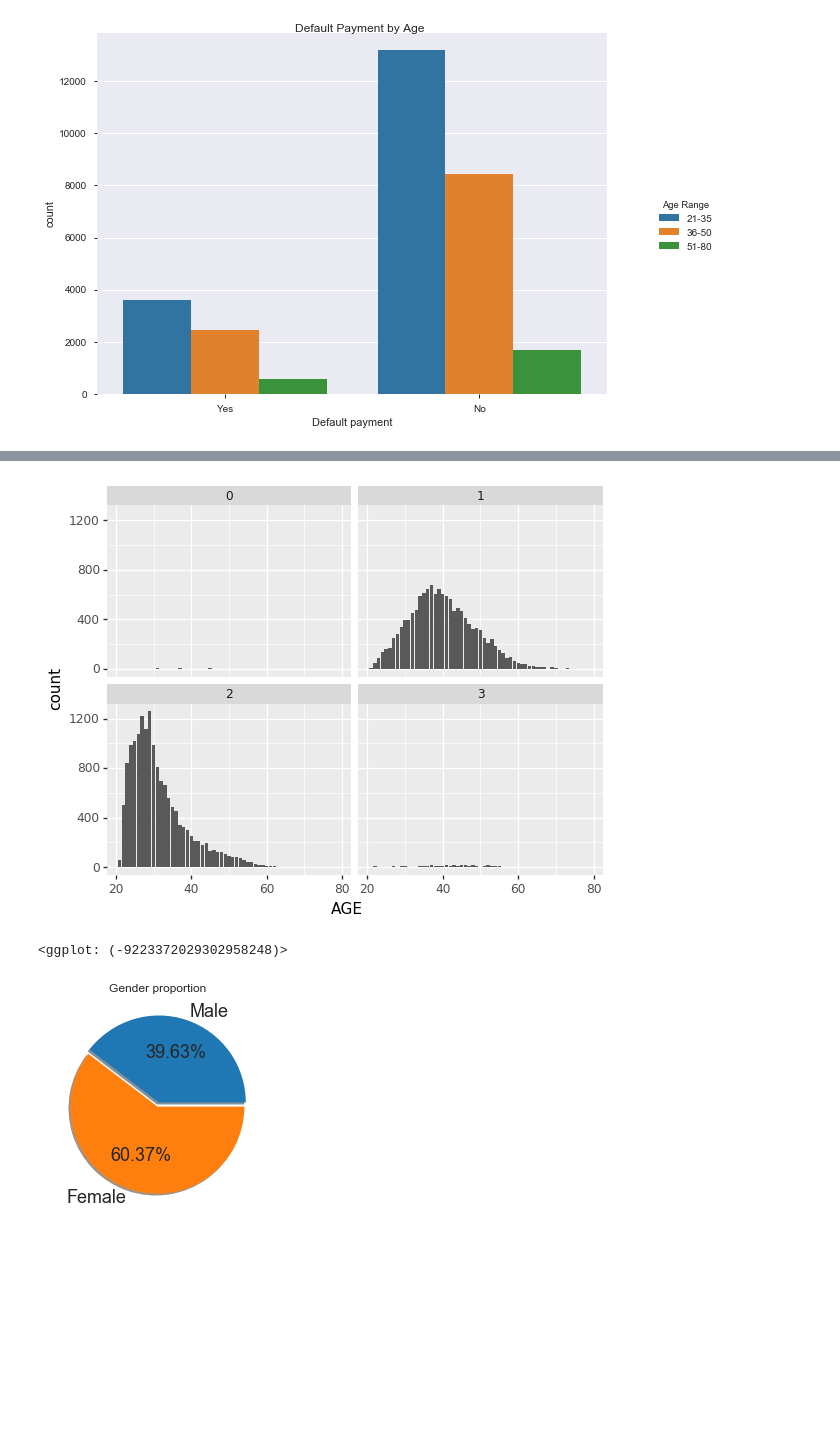
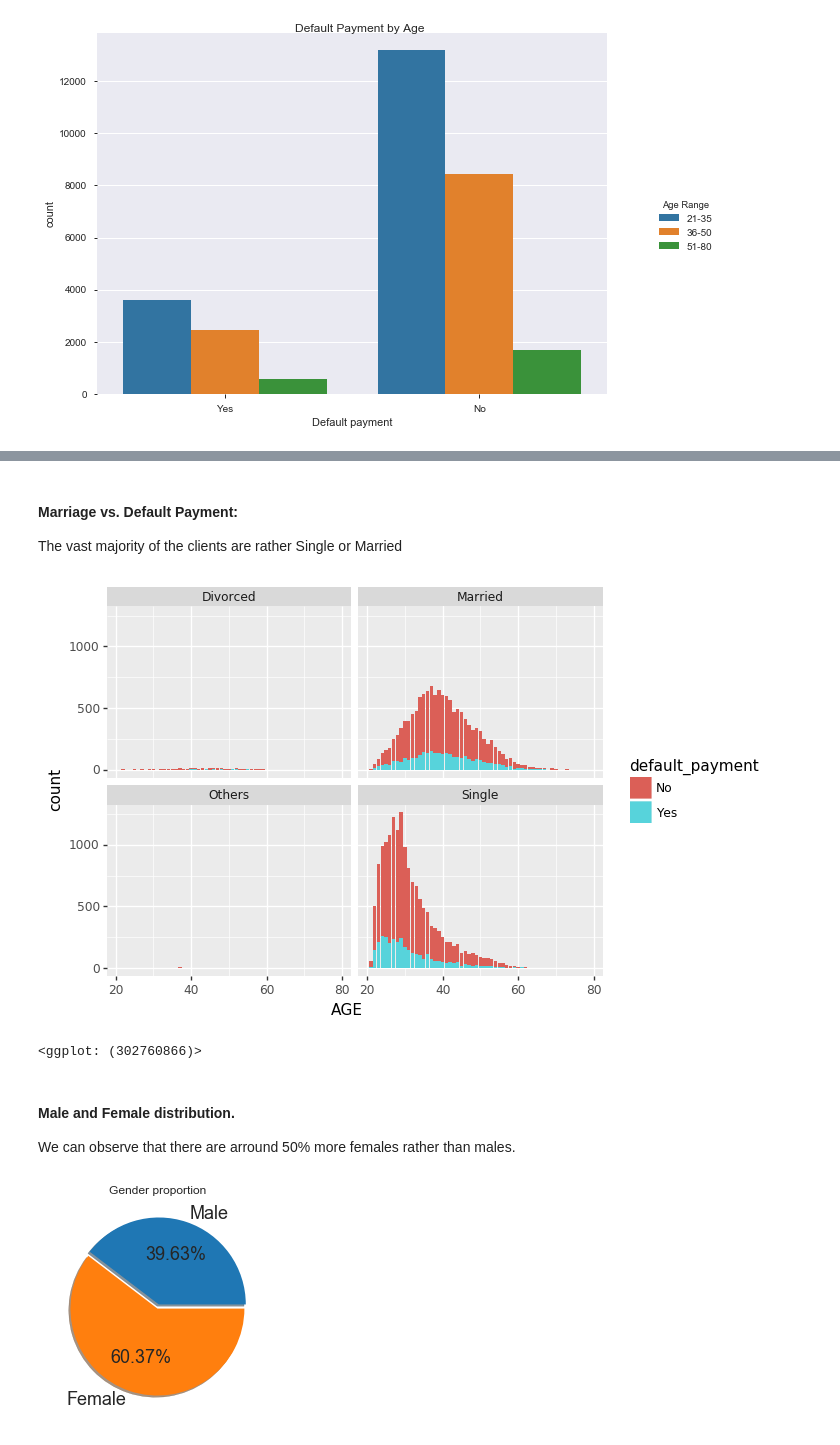
Before and after one commit to BBombi/Credit_Card_Payments, a Jupyter notebook: Default payments.ipynb, the cells around one changed output, grey strips where cells are left out. Cells and saved outputs as stored; diff of their text form; code cells hidden in the pictures; blank space fills up the shorter version.

```diff
--- a/Default payments.ipynb
+++ b/Default payments.ipynb
@@ -232,0 +244,10 @@ plt.show()
+# %%
+education = credit
+education.EDUCATION.replace([0,1,2,3,4,5,6],
+                            ["Others","Graduate school","University","High school","Others","Others","Others"]
+                            ,inplace=True)
+education.default_payment.replace([1,0],["Yes","No"],inplace=True)
+
+(ggplot(education, aes(x="default_payment"))
++ geom_bar(color="darkblue", fill="lightblue")
++ facet_wrap("EDUCATION"))
@@ -255,10 +287,21 @@ plt.show()
+# %% [markdown]
+#### Marriage vs. Default Payment:
+
+The vast majority of the clients are rather Single or Married
 # %%
-(ggplot(new_credit, aes(x = "AGE", fill = "default_payment"))
+marriage = education
+marriage.MARRIAGE.replace([1,2,3,0], ["Married","Single","Divorced","Others"],inplace=True)
+
+(ggplot(marriage, aes(x = "AGE", fill = "default_payment"))
  + geom_bar()
  + facet_wrap("MARRIAGE"))
 # %% [output]
-[figure, old version]
+[figure, new version]
-<ggplot: (-9223372029302958248)>
+<ggplot: (302760866)>
+# %% [markdown]
+#### Male and Female distribution.
+
+We can observe that there are arround 50% more females rather than males.
 # %%
 gender = np.where(new_credit.SEX == 1, "Male", "Female")
 
```
Also changed, not shown: parts of 77 cells of this notebook, 1 other file.
